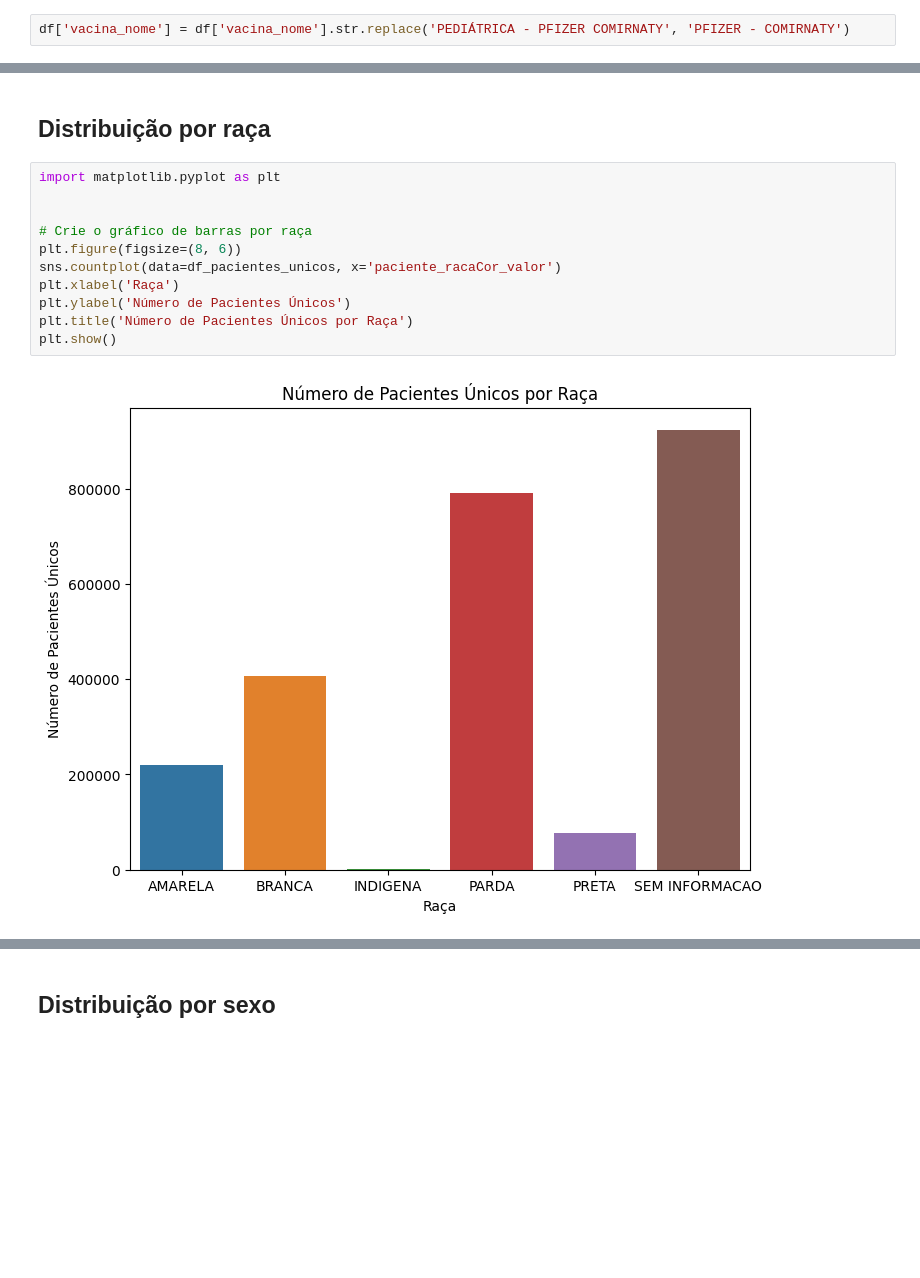
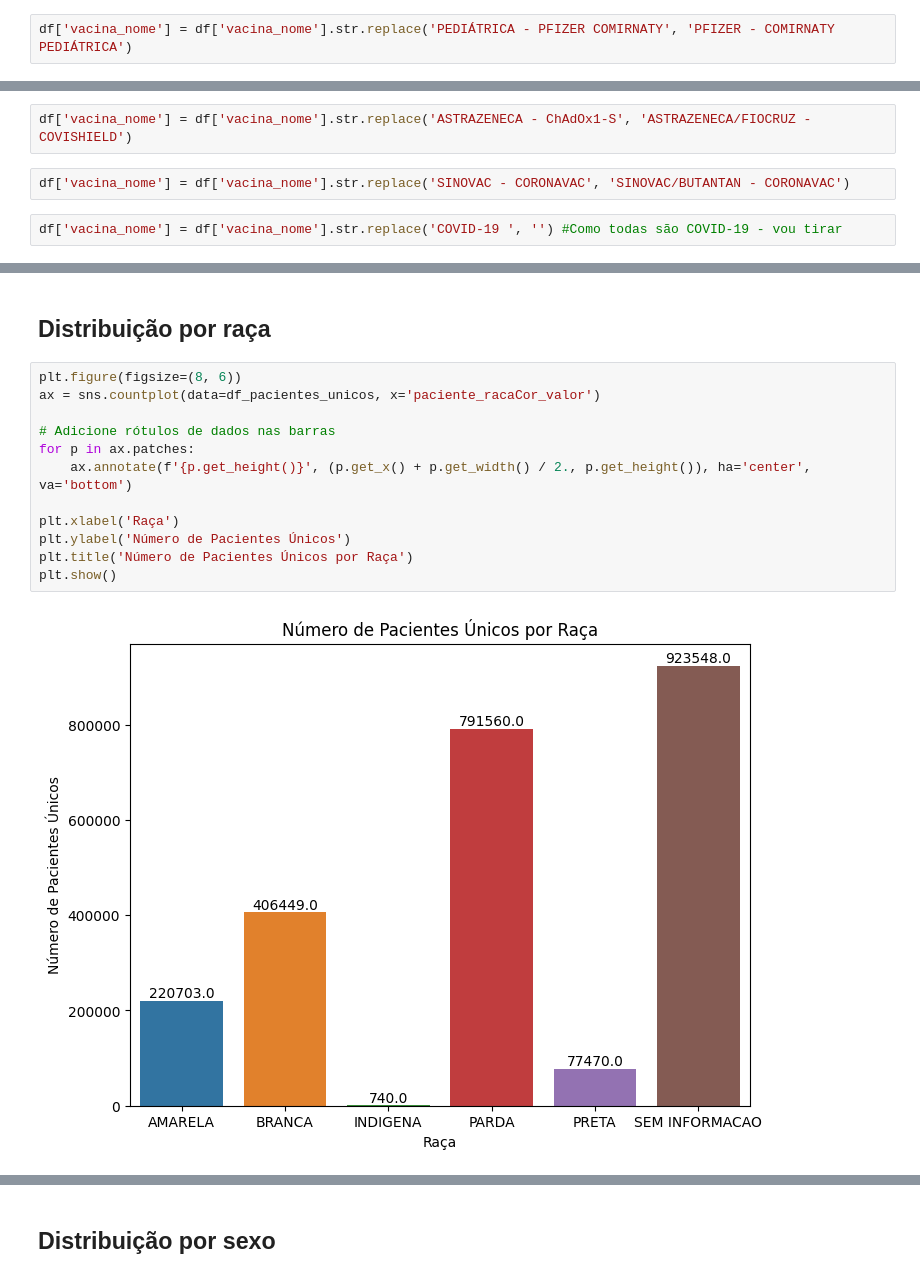
Before and after one commit to maurodomingues/Vacinacao_COVID19_DF, a Jupyter notebook: analise_estatistica.ipynb, the cells around one changed output, grey strips where cells are left out. Cells and saved outputs as stored; diff of their text form; blank space fills up the shorter version.

```diff
--- a/analise_estatistica.ipynb
+++ b/analise_estatistica.ipynb
@@ -228,2 +230,2 @@ df['vacina_nome'] = df['vacina_nome'].str.replace('PFIZER - COMIRNATY MENOR DE 5
 # %%
-df['vacina_nome'] = df['vacina_nome'].str.replace('PEDIÁTRICA - PFIZER COMIRNATY', 'PFIZER - COMIRNATY')
+df['vacina_nome'] = df['vacina_nome'].str.replace('PEDIÁTRICA - PFIZER COMIRNATY', 'PFIZER - COMIRNATY PEDIÁTRICA')
@@ -237,3 +232,9 @@ len(df_filtrado)
+# %%
+df['vacina_nome'] = df['vacina_nome'].str.replace('ASTRAZENECA - ChAdOx1-S', 'ASTRAZENECA/FIOCRUZ - COVISHIELD')
+# %%
+df['vacina_nome'] = df['vacina_nome'].str.replace('SINOVAC - CORONAVAC', 'SINOVAC/BUTANTAN - CORONAVAC')
+# %%
+df['vacina_nome'] = df['vacina_nome'].str.replace('COVID-19 ', '') #Como todas são COVID-19 - vou tirar
 # %% [markdown]
 ## Variáveis Numéricas
 # %%
@@ -322,15 +323,16 @@ Terceiro Quartil (Q3): 51.0
 # %% [markdown]
 ## Distribuição por raça
 # %%
-import matplotlib.pyplot as plt
+plt.figure(figsize=(8, 6))
+ax = sns.countplot(data=df_pacientes_unicos, x='paciente_racaCor_valor')
 
+# Adicione rótulos de dados nas barras
+for p in ax.patches:
+    ax.annotate(f'{p.get_height()}', (p.get_x() + p.get_width() / 2., p.get_height()), ha='center', va='bottom')
 
-# Crie o gráfico de barras por raça
-plt.figure(figsize=(8, 6))
-sns.countplot(data=df_pacientes_unicos, x='paciente_racaCor_valor')
 plt.xlabel('Raça')
 plt.ylabel('Número de Pacientes Únicos')
 plt.title('Número de Pacientes Únicos por Raça')
 plt.show()
 # %% [output]
-[figure, old version]
+[figure, new version]
```
Also changed, not shown: parts of 47 cells of this notebook.
